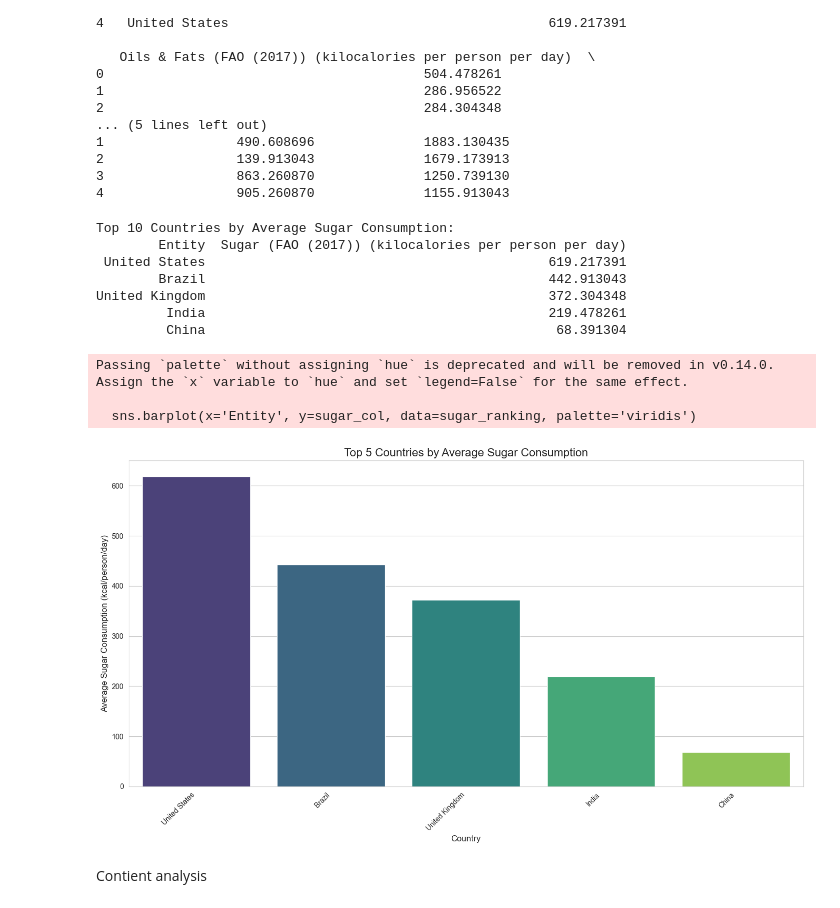
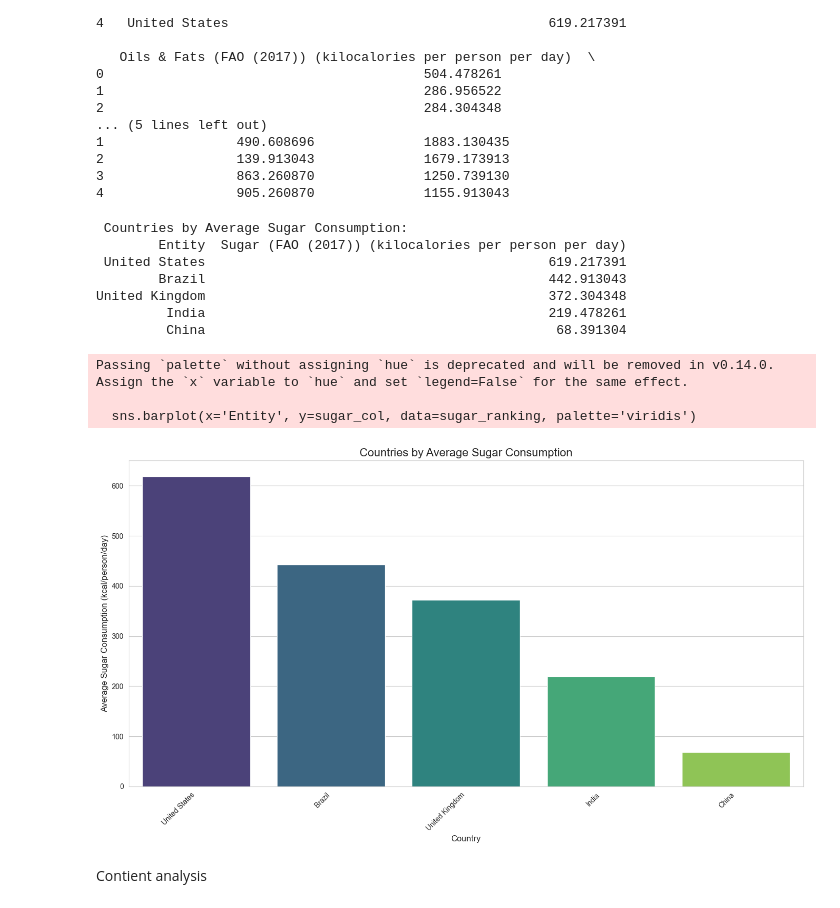
Before and after one commit to yashiigupta/Nutrition-and-Obesity-Trends, a Jupyter notebook: notebooks/area_diet_trends.ipynb, the cells around one changed output. Cells and saved outputs as stored; diff of their text form; code cells hidden in the pictures.

Commit message:
adding graph image and changes

```diff
--- a/notebooks/area_diet_trends.ipynb
+++ b/notebooks/area_diet_trends.ipynb
@@ -302,38 +302,38 @@ import seaborn as sns
 sugar_ranking = df_avg_consumption.sort_values(by=sugar_col, ascending=False).head(10)
 
 
-print("Top 10 Countries by Average Sugar Consumption:")
+print(" Countries by Average Sugar Consumption:")
 print(sugar_ranking[['Entity', sugar_col]].to_string(index=False))
 
 
 plt.figure(figsize=(14, 8))
 sns.barplot(x='Entity', y=sugar_col, data=sugar_ranking, palette='viridis')
 
 
-plt.title('Top 5 Countries by Average Sugar Consumption', fontsize=16)
+plt.title('Countries by Average Sugar Consumption', fontsize=16)
 
 
 plt.xlabel('Country', fontsize=12)
 plt.ylabel('Average Sugar Consumption (kcal/person/day)', fontsize=12)
 
 
 plt.xticks(rotation=45, ha='right')
 plt.tight_layout()
 
 
 plt.show()
 # %% [output]
-Top 10 Countries by Average Sugar Consumption:
+ Countries by Average Sugar Consumption:
         Entity  Sugar (FAO (2017)) (kilocalories per person per day)
  United States                                            619.217391
         Brazil                                            442.913043
 United Kingdom                                            372.304348
          India                                            219.478261
          China                                             68.391304
 Passing `palette` without assigning `hue` is deprecated and will be removed in v0.14.0. Assign the `x` variable to `hue` and set `legend=False` for the same effect.
 
   sns.barplot(x='Entity', y=sugar_col, data=sugar_ranking, palette='viridis')
-[figure, old version]
+[figure, new version]
 # %% [markdown]
 Contient analysis
 # %%
```
Also changed, not shown: parts of 1 cell of this notebook, 2 other files.
